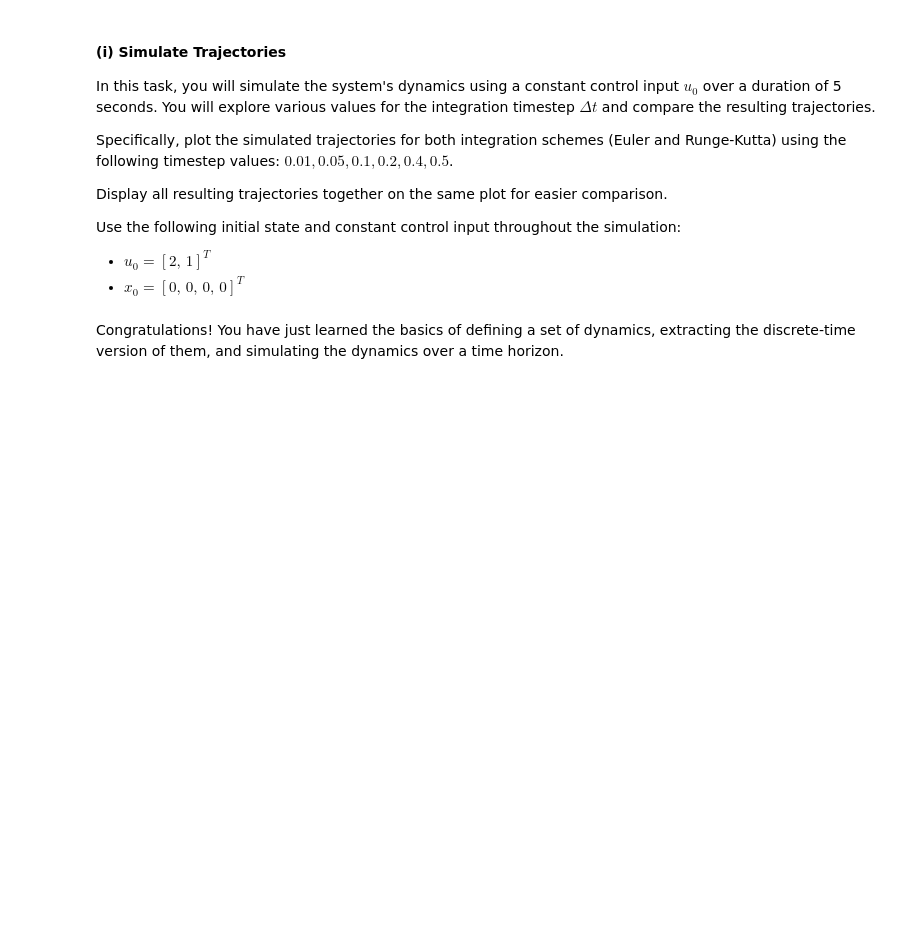
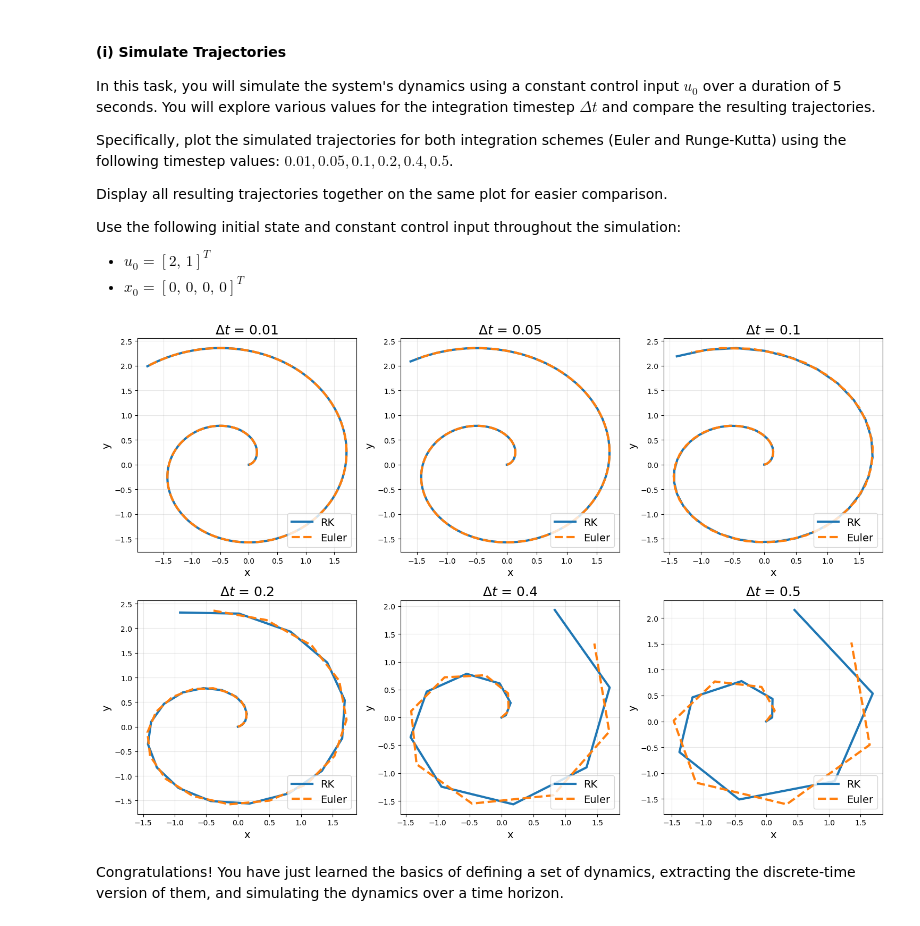
Before and after one commit to jimmyfowler/lmc-exercises, a Jupyter notebook: exercises/01a_dynamics.ipynb, the cells around one changed output. Saved outputs shown, nothing was run; the diff lists cells and outputs as text; code cells hidden in the pictures; blank space fills up the shorter version.

```diff
--- a/exercises/01a_dynamics.ipynb
+++ b/exercises/01a_dynamics.ipynb
@@ -173,9 +175,13 @@ def unicycle_dynamics_func(state, control, time=0):
 
     # TODO: Implement the unicycle dynamics
     ###### add your code here
-    # raise NotImplementedError # remove this
-    # x_dot, y_dot, theta_dot, v_dot = ...
-    # return np.array([x_dot, y_dot, theta_dot, v_dot])
+    x, y, theta, v = state
+    omega, a = control
+    x_dot = v*np.cos(theta)
+    y_dot = v*np.sin(theta)
+    theta_dot = omega
+    v_dot = a
+    return np.array([x_dot, y_dot, theta_dot, v_dot])
     ###### end of add your code here
 # %% [markdown]
 ### (c) Simulate discrete-time dynamics
@@ -225,7 +233,16 @@ def simulate_dynamics(
     """
     # TODO: Implement dynamics simulation here
     ###### add your code here
-    # raise NotImplementedError # remove this
-    # xs = ...
-    # return xs
+    n_timesteps = control_sequence.shape[1]
+    xs = np.zeros((state_dim, n_timesteps))
+    xs[:,0] = initial_state
+    for i in range(n_timesteps-1):
+        x = xs[:,i]
+        u = control_sequence[:,i]
+        xs[:,i+1] = dynamics(x, u) # uses discrete-time dynamics (assumese time-invariance)
+    return xs.T
     ###### end of add your code here
+# %%
+n_ = 10
+for i in range(n_-1):
+    print(i)
@@ -258,36 +285,47 @@ def plot_trajectory(trajectory, integration_name, linestyle, color, linewidth=3)
 # %%
 initial_state = np.array([0.0, 0.0, 0.0, 0.0])
 control = np.array([2.0, 1.0])  # constant control over the entire horizon
 dts = [0.01, 0.05, 0.1, 0.2, 0.4, 0.5]
 time_horizon = 5  # seconds
 integration_names = ["RK", "Euler"]
 integration_funcs = [runge_kutta_integrate, euler_integrate]
 linestyles = ["-", "--"]
 colors = ["C0", "C1"]
 linewidth = 3
 fontsize = 18
 
 grid_size = max(1, math.ceil(len(dts) / 3)), min(3, len(dts))
 
 plt.figure(figsize=(15, 5 * grid_size[0]))
 for integration_func, integration_name, linestyle, color in zip(
     integration_funcs, integration_names, linestyles, colors
 ):
     for i, dt in enumerate(dts):
         plt.subplot(*grid_size, i + 1)
 
         # TODO: Implement the dynamics simulation here and plot the trajectory
         ###### add your code here
-        # dynamics = ...
-        # trajectory = ...
-        # plot trajectory...
+
+        # get control sequence
+        n_timesteps = int(time_horizon/dt)
+        control_sequence = np.tile(control, (n_timesteps, 1)).T
+
+        # get discrete dynamics
+        # continuous_dynamics, state_dim and control_dim are defined in earlier cells
+        dynamics = Dynamics(integration_func(continuous_dynamics, dt), state_dim, control_dim)
+        trajectory = simulate_dynamics(dynamics, initial_state, control_sequence, dt)
+
+        # plot trajectory
+        plot_trajectory(trajectory, integration_name, linestyle, color)
+
         ###### end of add your code here
-
 
         plt.legend(fontsize=fontsize - 4, loc="lower right")
         plt.title(f"$\\Delta t$ = {dt}", fontsize=fontsize)
         plt.xlabel("x", fontsize=fontsize - 4)
         plt.ylabel("y", fontsize=fontsize - 4)
     plt.tight_layout()
+# %% [output]
+[figure, added]
 # %% [markdown]
 Congratulations! You have just learned the basics of defining a set of dynamics, extracting the discrete-time version of them, and simulating the dynamics over a time horizon.
```
Also changed, not shown: parts of 5 cells of this notebook, 1 other file.
